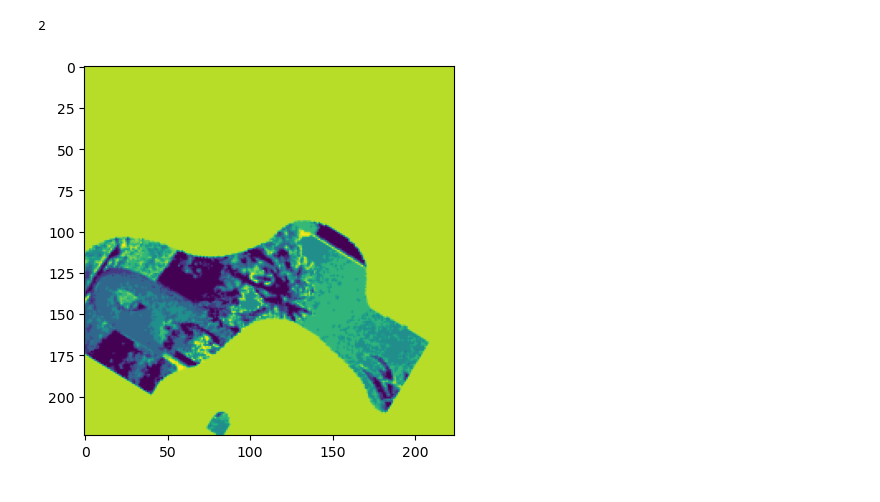
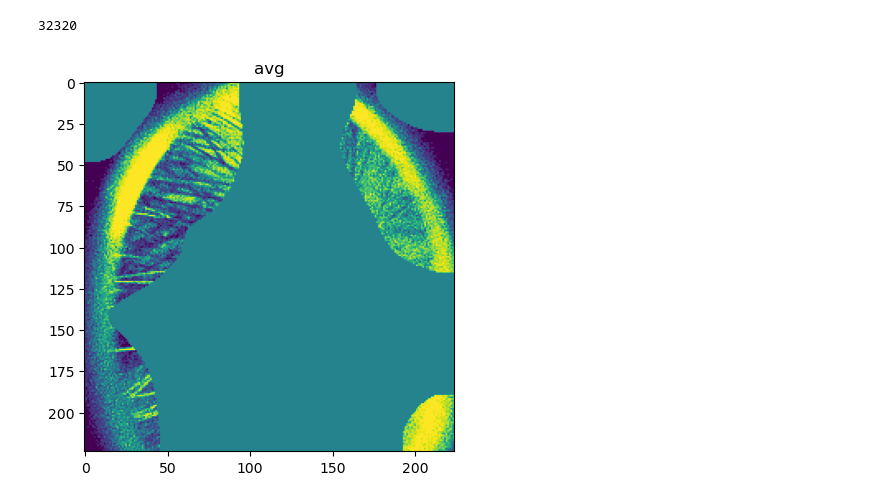
Before and after one commit to beotborry/ConformalXAI, a Jupyter notebook: img_vis.ipynb, the cells around one changed output. Cells and saved outputs as stored; diff of their text form; code cells hidden in the pictures.

```diff
--- a/img_vis.ipynb
+++ b/img_vis.ipynb
@@ -4,4 +4,5 @@ import matplotlib.pyplot as plt
 # %%
 img_base = torch.load("./img_base.pt")
 img_our = torch.load("./img_our.pt")
+img_avg = torch.load("./img_avg.pt")
 # %%
@@ -33,6 +23,8 @@ img_our_spatial = torch.load("./img_our_spatial.pt")
 # %%
-plt.imshow(img_base_spatial[7].squeeze().sum(0))
-print(len(torch.where(img_base_spatial[7].squeeze().sum(0) == 0)))
+plt.title("avg")
+plt.imshow(img_avg[10].squeeze().sum(0))
+
+print(len(torch.where(img_avg[10].squeeze().sum(0) == 0)[0]))
 # %% [output]
-2
+32320
-[figure, old version]
+[figure, new version]
```
Also changed, not shown: parts of 12 cells of this notebook, 21 other files.
